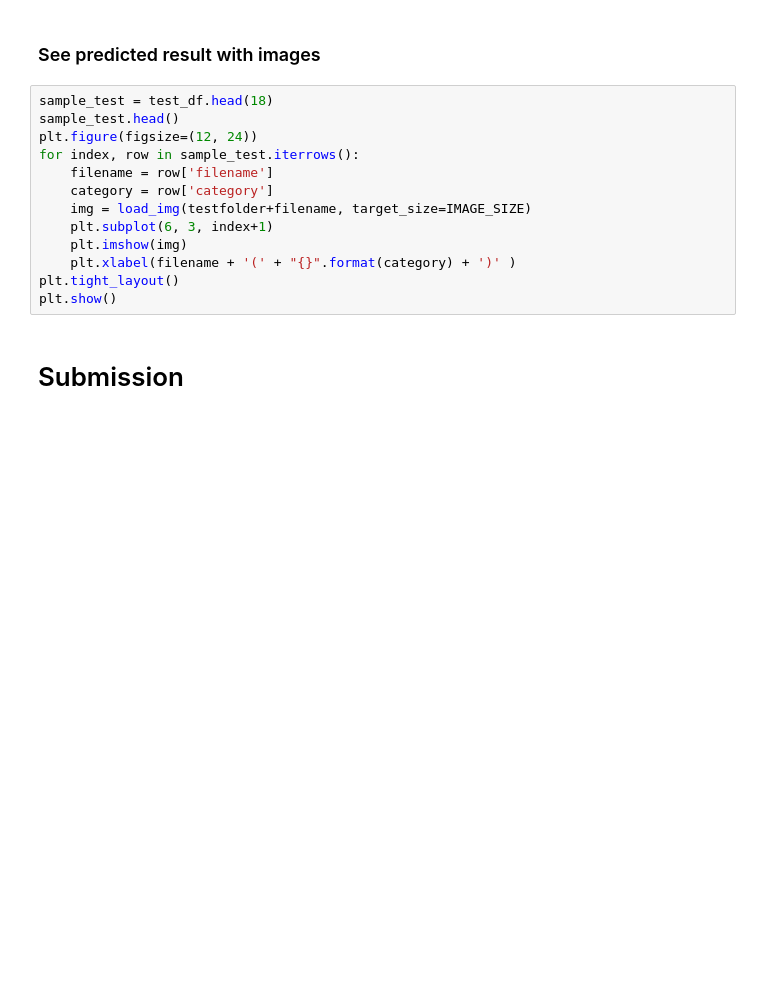
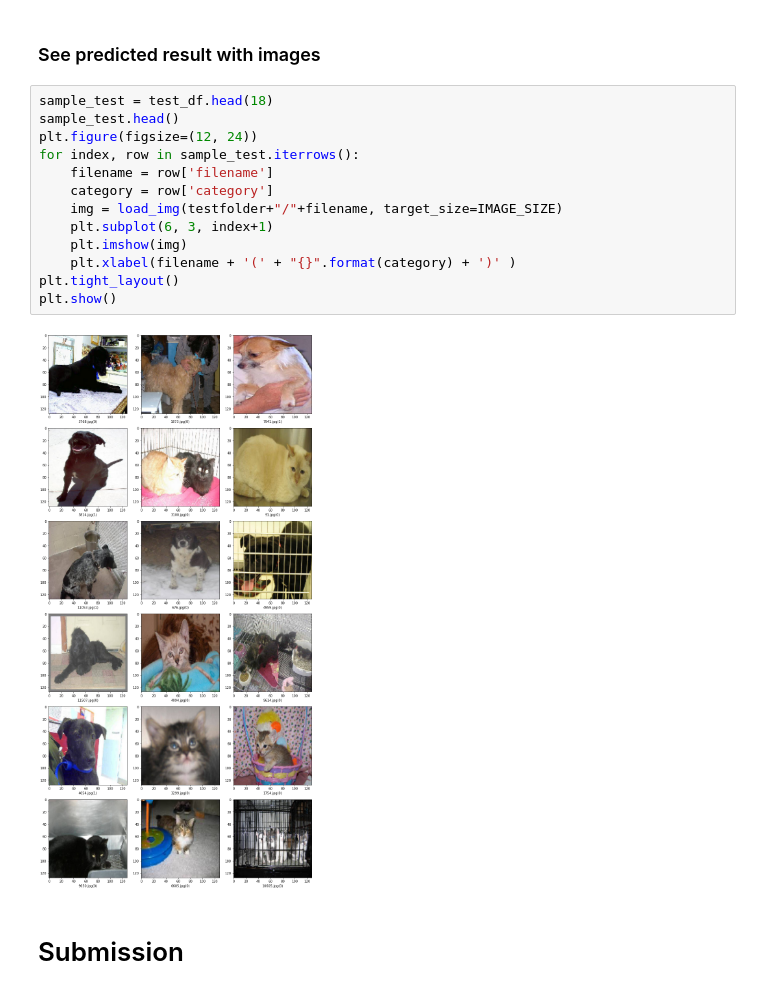
Before and after one commit to ayhkusa/cvpr_clvision_challenge, a Jupyter notebook: keras-cnn-dog-or-cat-classification.ipynb, the cells around one changed output. Drawn from its saved outputs; the diff is of its cells as text; blank space fills up the shorter version.

```diff
--- a/keras-cnn-dog-or-cat-classification.ipynb
+++ b/keras-cnn-dog-or-cat-classification.ipynb
@@ -361,16 +365,18 @@ test_df['category'].value_counts().plot.bar()
 # %%
 sample_test = test_df.head(18)
 sample_test.head()
 plt.figure(figsize=(12, 24))
 for index, row in sample_test.iterrows():
     filename = row['filename']
     category = row['category']
-    img = load_img(testfolder+filename, target_size=IMAGE_SIZE)
+    img = load_img(testfolder+"/"+filename, target_size=IMAGE_SIZE)
     plt.subplot(6, 3, index+1)
     plt.imshow(img)
     plt.xlabel(filename + '(' + "{}".format(category) + ')' )
 plt.tight_layout()
 plt.show()
+# %% [output]
+[figure, added]
 # %% [markdown]
 # Submission
 # %%
```
Also changed, not shown: parts of 2 cells of this notebook.
